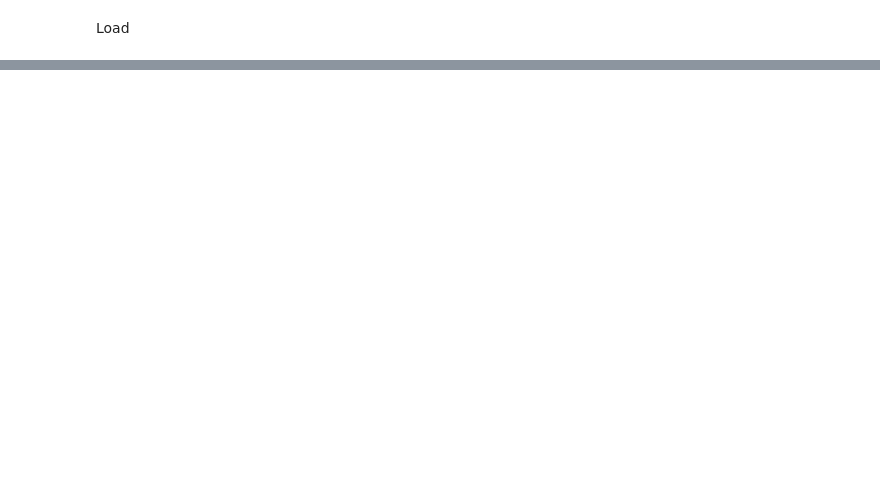
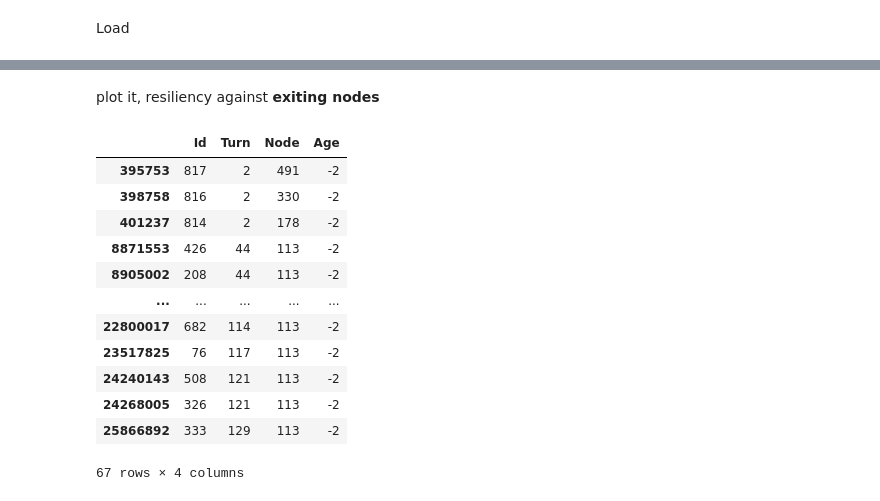
Before and after one commit to adribr53/LINFO2345-Project, a Jupyter notebook: log.ipynb, the cells around one changed output, grey strips where cells are left out. Cells and saved outputs as stored; diff of their text form; code cells hidden in the pictures; blank space fills up the shorter version.

```diff
--- a/log.ipynb
+++ b/log.ipynb
@@ -50,0 +66,19 @@ s
+# %% [markdown]
+plot it, resiliency against **exiting nodes**
+# %%
+df[df['Age']==-1]
+#df[df['Age']==-2]
+# %% [output]
+|  | Id | Turn | Node | Age |
+| 395753 | 817 | 2 | 491 | -2 |
+| 398758 | 816 | 2 | 330 | -2 |
+| 401237 | 814 | 2 | 178 | -2 |
+| 8871553 | 426 | 44 | 113 | -2 |
+| 8905002 | 208 | 44 | 113 | -2 |
+| ... | ... | ... | ... | ... |
+| 22800017 | 682 | 114 | 113 | -2 |
+| 23517825 | 76 | 117 | 113 | -2 |
+| 24240143 | 508 | 121 | 113 | -2 |
+| 24268005 | 326 | 121 | 113 | -2 |
+| 25866892 | 333 | 129 | 113 | -2 |
+67 rows × 4 columns
```
Also changed, not shown: parts of 8 cells of this notebook, 1 other file.
